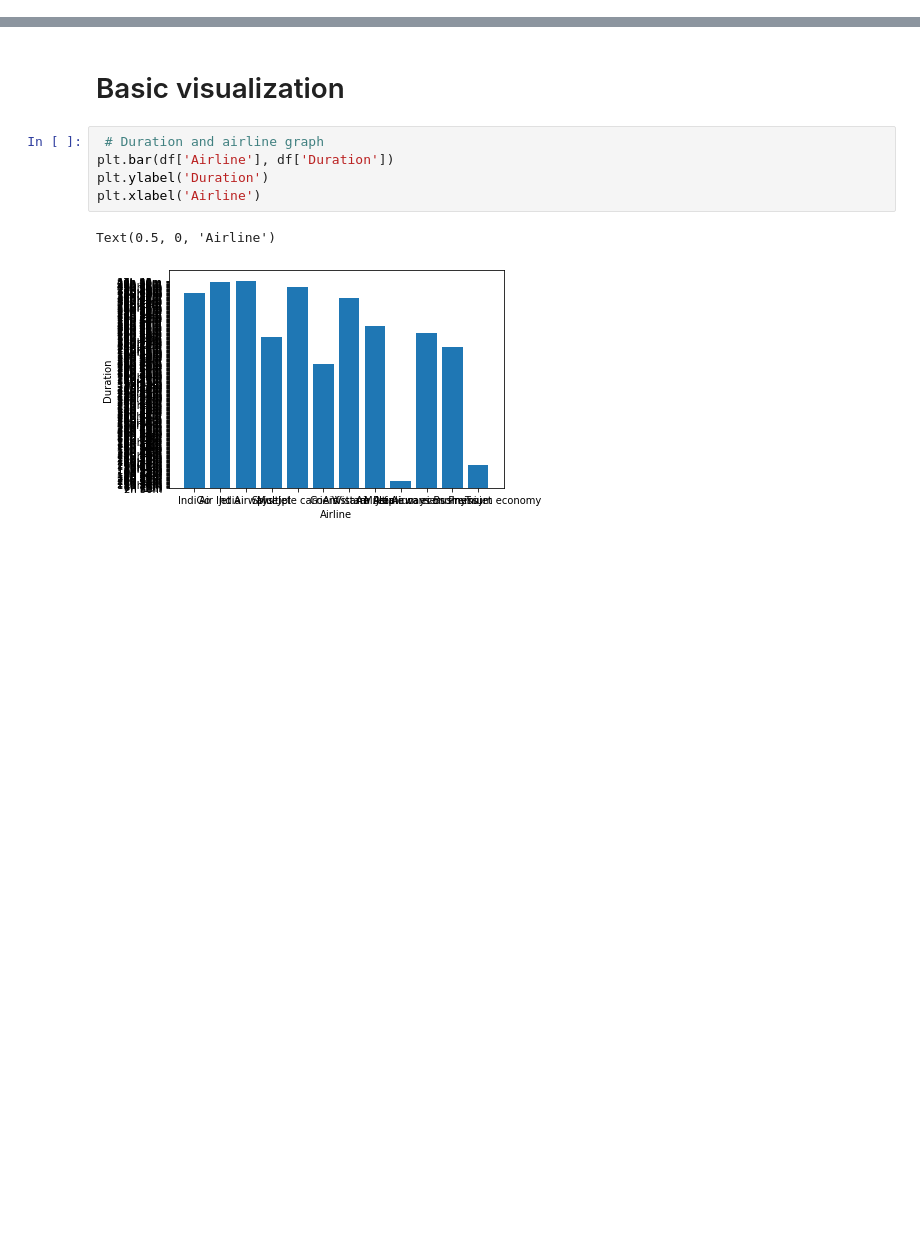
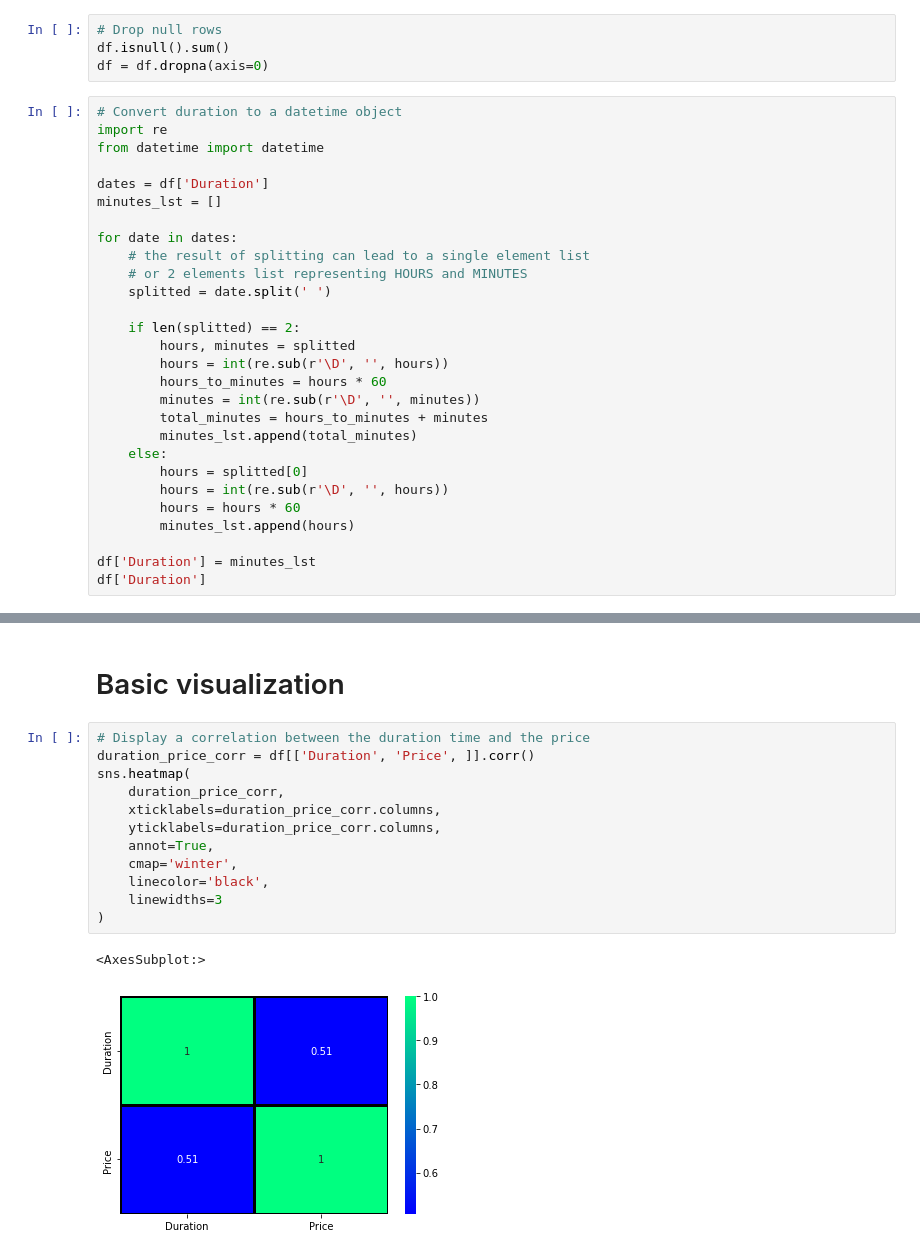
Before and after one commit to KxllSwxtch/python-projects-portfolio, a Jupyter notebook: web-scraping-and-data-analysis/flights-tickets-eda/flight-tickets-eda.ipynb, the cells around one changed output, grey strips where cells are left out. Drawn from its saved outputs; the diff is of its cells as text; blank space fills up the shorter version.

Commit message:
50% completed for flight prices EDA

```diff
--- a/web-scraping-and-data-analysis/flights-tickets-eda/flight-tickets-eda.ipynb
+++ b/web-scraping-and-data-analysis/flights-tickets-eda/flight-tickets-eda.ipynb
@@ -58,3 +97,35 @@ df.head()
 | 2 | Jet Airways | Delhi | Cochin | DEL → LKO → BOM → COK | 19h | 2 stops | 13882 |
 | 3 | IndiGo | Kolkata | Banglore | CCU → NAG → BLR | 5h 25m | 1 stop | 6218 |
 | 4 | IndiGo | Banglore | New Delhi | BLR → NAG → DEL | 4h 45m | 1 stop | 13302 |
+# %%
+# Drop null rows
+df.isnull().sum()
+df = df.dropna(axis=0)
+# %%
+# Convert duration to a datetime object
+import re
+from datetime import datetime
+
+dates = df['Duration']
+minutes_lst = []
+
+for date in dates:
+    # the result of splitting can lead to a single element list
+    # or 2 elements list representing HOURS and MINUTES
+    splitted = date.split(' ')
+
+    if len(splitted) == 2:
+        hours, minutes = splitted
+        hours = int(re.sub(r'\D', '', hours))
+        hours_to_minutes = hours * 60
+        minutes = int(re.sub(r'\D', '', minutes))
+        total_minutes = hours_to_minutes + minutes
+        minutes_lst.append(total_minutes)
+    else:
+        hours = splitted[0]
+        hours = int(re.sub(r'\D', '', hours))
+        hours = hours * 60
+        minutes_lst.append(hours)
+
+df['Duration'] = minutes_lst
+df['Duration']
@@ -61,10 +145,17 @@ df.head()
 # %% [markdown]
 # Basic visualization
-# %%
- # Duration and airline graph
-plt.bar(df['Airline'], df['Duration'])
-plt.ylabel('Duration')
-plt.xlabel('Airline')
-# %% [output]
-Text(0.5, 0, 'Airline')
-[figure, removed]
+# %%
+# Display a correlation between the duration time and the price
+duration_price_corr = df[['Duration', 'Price', ]].corr()
+sns.heatmap(
+    duration_price_corr,
+    xticklabels=duration_price_corr.columns,
+    yticklabels=duration_price_corr.columns,
+    annot=True,
+    cmap='winter',
+    linecolor='black',
+    linewidths=3
+)
+# %% [output]
+<AxesSubplot:>
+[figure, added]
```
Also changed, not shown: parts of 7 cells of this notebook.
